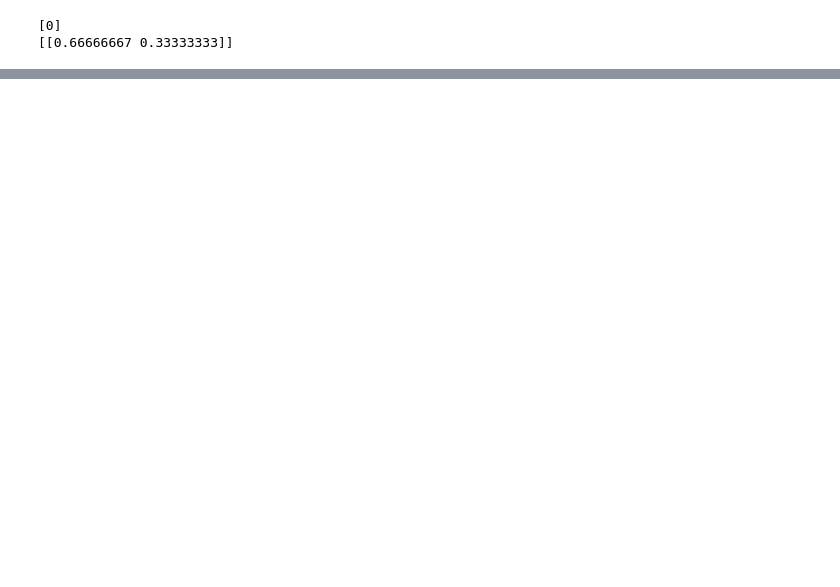
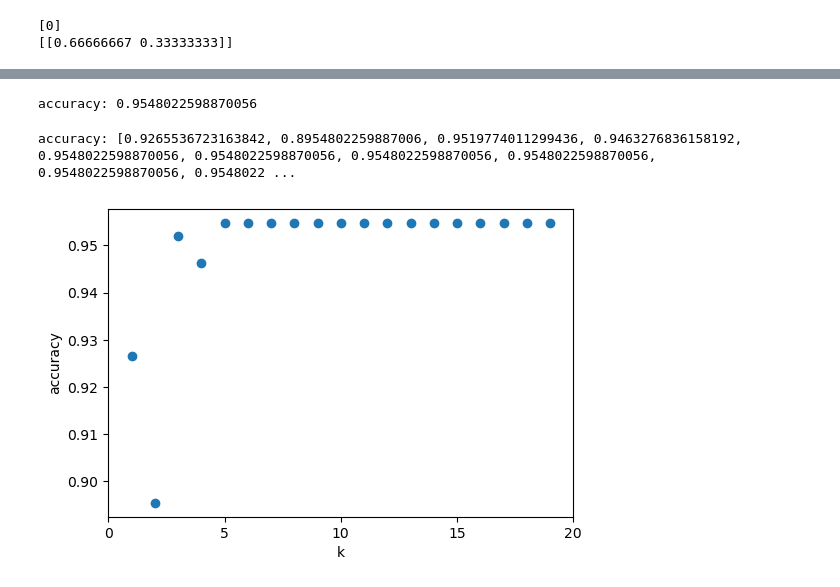
Before and after one commit to gmccannon/AML-MI-Data, a Jupyter notebook: Project1.ipynb, the cells around one changed output, grey strips where cells are left out. Saved outputs shown, nothing was run; the diff lists cells and outputs as text; code cells hidden in the pictures; blank space fills up the shorter version.

Commit message:
Add random classification

```diff
--- a/Project1.ipynb
+++ b/Project1.ipynb
@@ -105,0 +163,62 @@ plt.show()
+# %%
+# Splitting data into random train and test subsets is essential in machine learning
+from sklearn.model_selection import train_test_split
+from sklearn.neighbors import KNeighborsClassifier
+from sklearn.preprocessing import StandardScaler
+from sklearn.pipeline import Pipeline
+
+patients_df = pd.read_csv("NHANES_data_train.csv").dropna()
+
+X = patients_df[['ParticipantID', 'Income', 'Sex', 'Age', 'Race', 'Edu', 'Diastolic', 'Systolic', 'Pulse', 'BMI', 'HDL', 'Trig', 'LDL', 'TCHOL', 'kidneys_eGFR', 'Diabetes', 'CurrentSmoker', 'isActive', 'isInsured']]
+y = patients_df['MI']
+
+X_train, X_test, y_train, y_test = \
+    train_test_split(X, y, stratify=y, random_state=30)  # default .75/.25; try: random_state=1
+
+clf2 = Pipeline(
+    steps=[("scaler", StandardScaler()), \
+           ("knn", KNeighborsClassifier(n_neighbors=3))]
+)
+
+clf2.fit(X_train, y_train)
+print("accuracy:", clf2.score(X_test, y_test))
+# %% [output]
+accuracy: 0.9548022598870056
+# %%
+# How sensitive is k-NN classification accuracy to the choice of the 'k' parameter?
+from sklearn.model_selection import train_test_split
+from sklearn.neighbors import KNeighborsClassifier
+from sklearn.preprocessing import StandardScaler
+from sklearn.pipeline import Pipeline
+
+patients_df = pd.read_csv("NHANES_data_train.csv").dropna()
+
+X = patients_df[['ParticipantID', 'Income', 'Sex', 'Age', 'Race', 'Edu', 'Diastolic', 'Systolic', 'Pulse', 'BMI', 'HDL', 'Trig', 'LDL', 'TCHOL', 'kidneys_eGFR', 'Diabetes', 'CurrentSmoker', 'isActive', 'isInsured']]
+y = patients_df['MI']
+
+X_train, X_test, y_train, y_test = \
+    train_test_split(X, y, stratify=y, random_state=10)  # default .75/.25; try: random_state=1
+
+
+k_range = range(1, 20)
+scores = []
+for k in k_range:
+    clf2 = Pipeline(
+        steps=[("scaler", StandardScaler()), \
+               ("knn", KNeighborsClassifier(n_neighbors=k))]
+    )
+    clf2.fit(X_train, y_train)
+    scores.append(clf2.score(X_test, y_test))
+
+print("accuracy:", scores)
+
+import matplotlib.pyplot as plt
+plt.rc("figure", figsize=(6, 4))
+plt.scatter(k_range, scores)
+plt.xticks([0, 5, 10, 15, 20])
+plt.xlabel('k')
+plt.ylabel('accuracy')
+plt.show()
+# %% [output]
+accuracy: [0.9265536723163842, 0.8954802259887006, 0.9519774011299436, 0.9463276836158192, 0.9548022598870056, 0.9548022598870056, 0.9548022598870056, 0.9548022598870056, 0.9548022598870056, 0.9548022 ...
+[figure, added]
```
Also changed, not shown: parts of 10 cells of this notebook.
